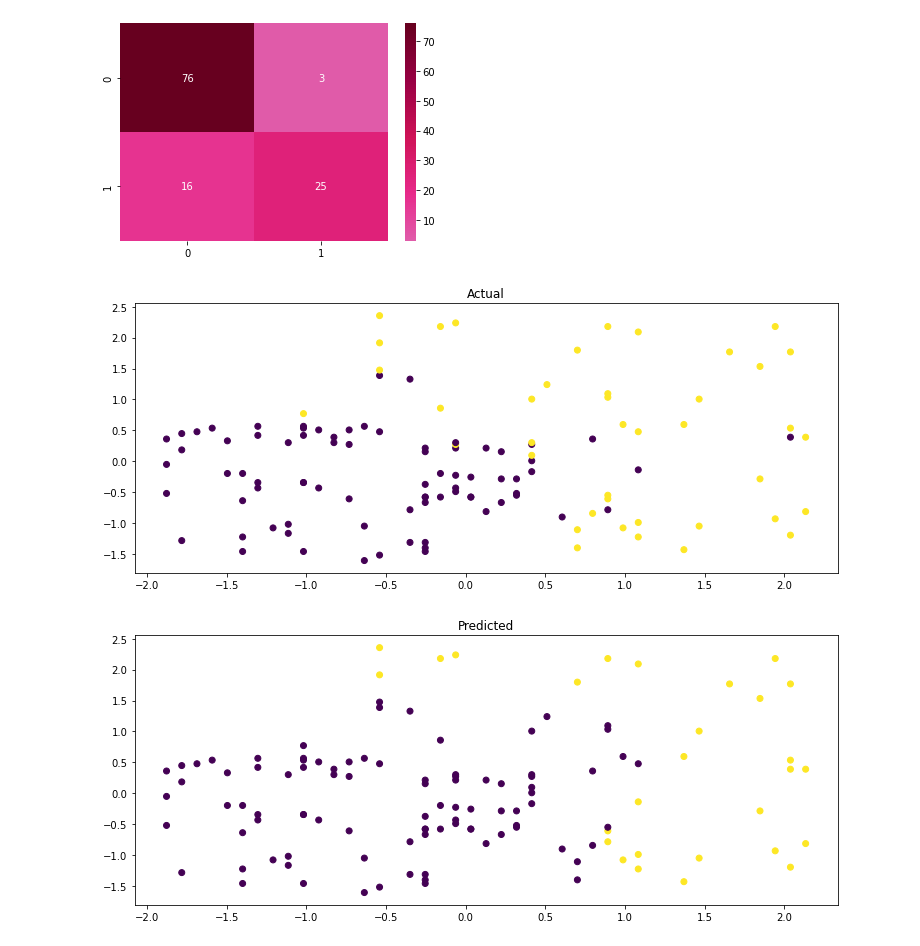
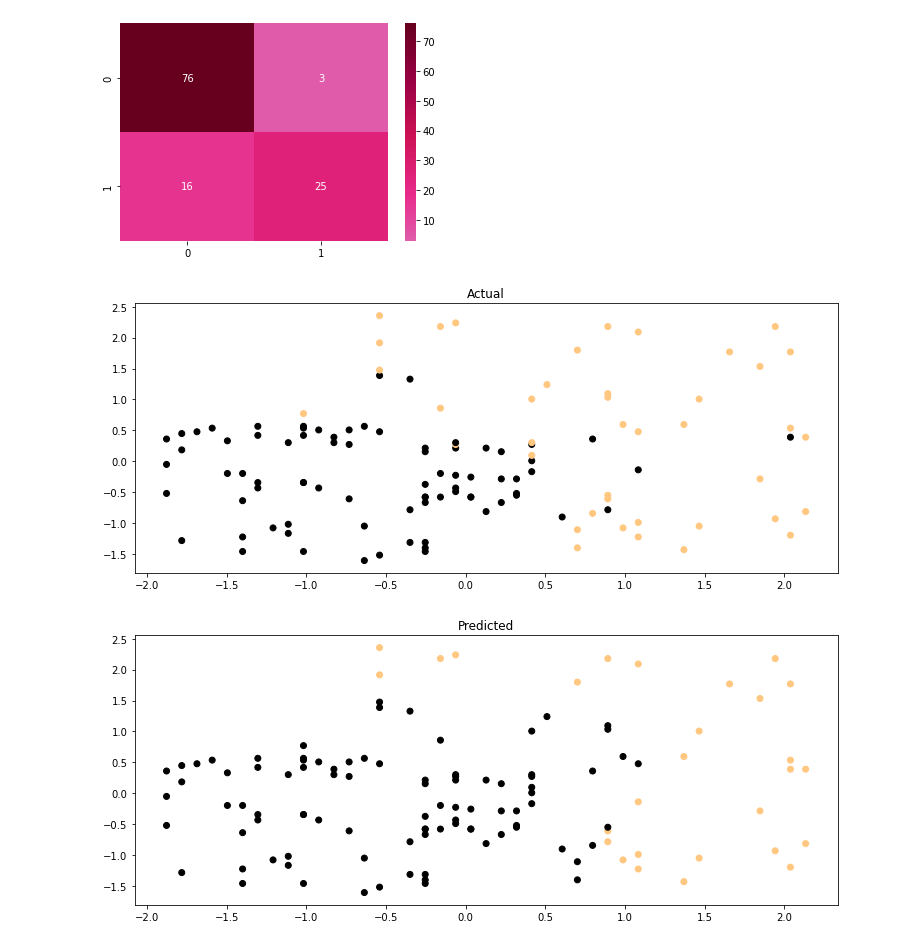
Before and after one commit to nileshparab42/Machine-Learning, a Jupyter notebook: SVM.ipynb, the cells around one changed output. Saved outputs shown, nothing was run; the diff lists cells and outputs as text; code cells hidden in the pictures.

```diff
--- a/SVM.ipynb
+++ b/SVM.ipynb
@@ -126,14 +126,14 @@ dataplot = sns.heatmap(confusion_matrix, cmap='PuRd', annot=True, center=0)
 # %%
 plt.rcParams["figure.figsize"] = [10.50, 4.50]
 plt.rcParams["figure.autolayout"] = True
 plt.title("Actual")
-plt.scatter(x=X_test['Age'],y=X_test['EstimatedSalary'],c=Y_test)
+plt.scatter(cmap = 'copper',x=X_test['Age'],y=X_test['EstimatedSalary'],c=Y_test)
 plt.show()
 # %% [output]
-[figure, old version]
+[figure, new version]
 # %%
 plt.title("Predicted")
-plt.scatter(x=X_test['Age'],y=X_test['EstimatedSalary'],c=Y_pred)
+plt.scatter(cmap = 'copper',x=X_test['Age'],y=X_test['EstimatedSalary'],c=Y_pred)
 plt.show()
 # %% [output]
-[figure, old version]
+[figure, new version]
```
